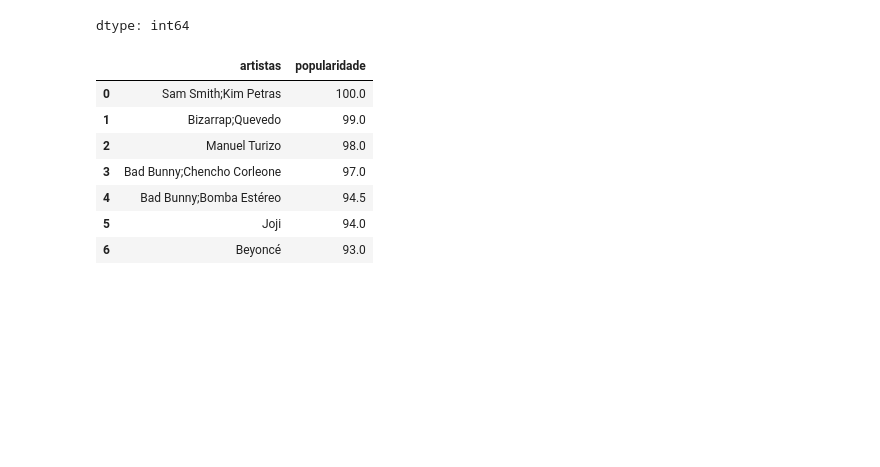
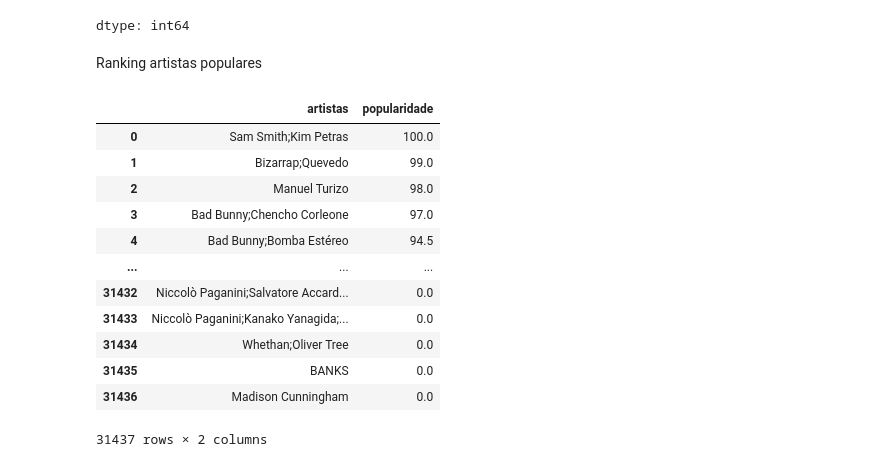
Before and after one commit to AleixoCodes/Machine-Learning-com-dados-do-Spotify, a Jupyter notebook: Analise_dos_dados_com_ML.ipynb, the cells around one changed output. Saved outputs shown, nothing was run; the diff lists cells and outputs as text; code cells hidden in the pictures; blank space fills up the shorter version.

```diff
--- a/Analise_dos_dados_com_ML.ipynb
+++ b/Analise_dos_dados_com_ML.ipynb
@@ -122,16 +122,23 @@ dadosMusicais.isnull().sum()
 | tempo_de_assinatura | 0 |
 | genero_musical | 0 |
 dtype: int64
+# %% [markdown]
+Ranking artistas populares
 # %%
 ranking_popularidade = dadosMusicais[['artistas','popularidade']]
 ranking_popularidade = ranking_popularidade.groupby('artistas').mean().sort_values(by='popularidade', ascending=False).reset_index()
-ranking_popularidade.head(7)
+ranking_popularidade
 # %% [output]
 |  | artistas | popularidade |
 | 0 | Sam Smith;Kim Petras | 100.0 |
 | 1 | Bizarrap;Quevedo | 99.0 |
 | 2 | Manuel Turizo | 98.0 |
 | 3 | Bad Bunny;Chencho Corleone | 97.0 |
 | 4 | Bad Bunny;Bomba Estéreo | 94.5 |
-| 5 | Joji | 94.0 |
-| 6 | Beyoncé | 93.0 |
+| ... | ... | ... |
+| 31432 | Niccolò Paganini;Salvatore Accard... | 0.0 |
+| 31433 | Niccolò Paganini;Kanako Yanagida;... | 0.0 |
+| 31434 | Whethan;Oliver Tree | 0.0 |
+| 31435 | BANKS | 0.0 |
+| 31436 | Madison Cunningham | 0.0 |
+31437 rows × 2 columns
```
Also changed, not shown: parts of 10 cells of this notebook.
